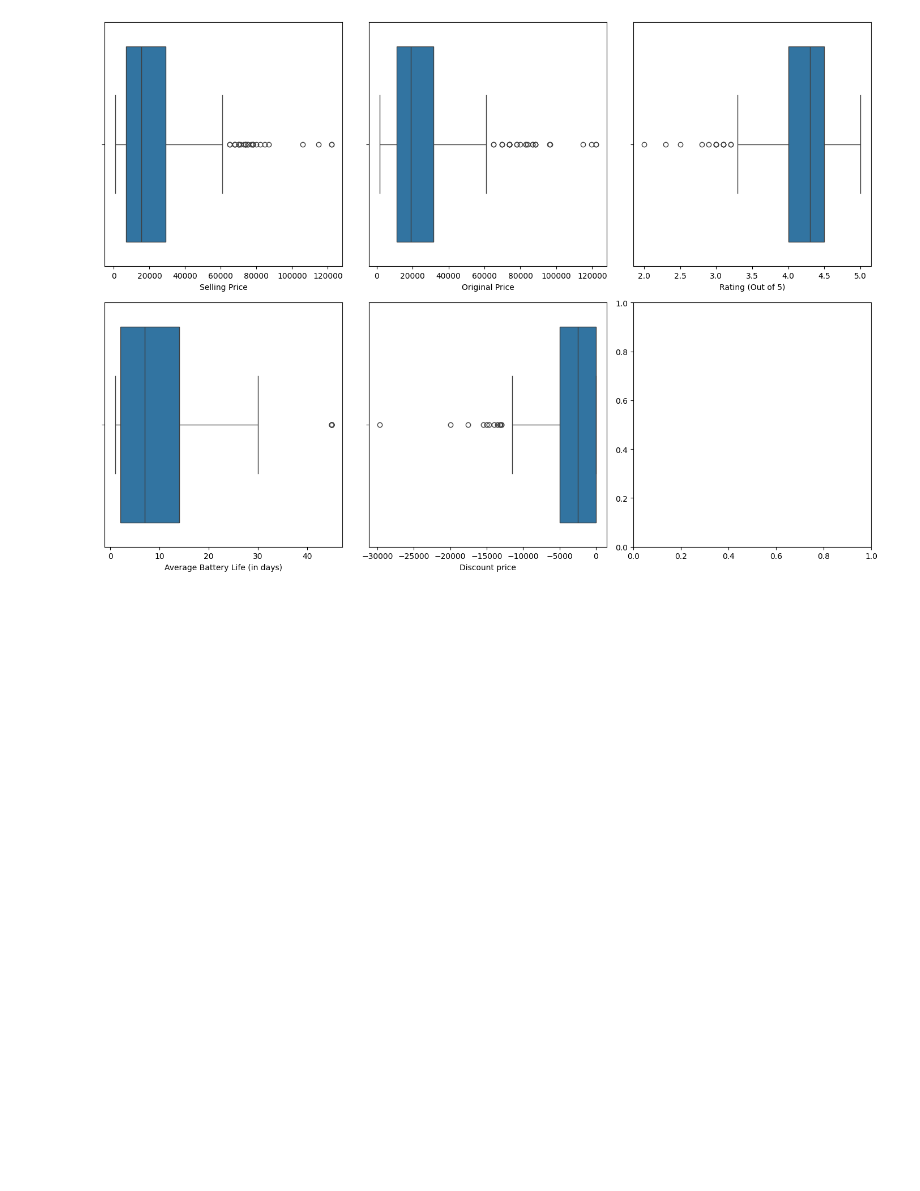
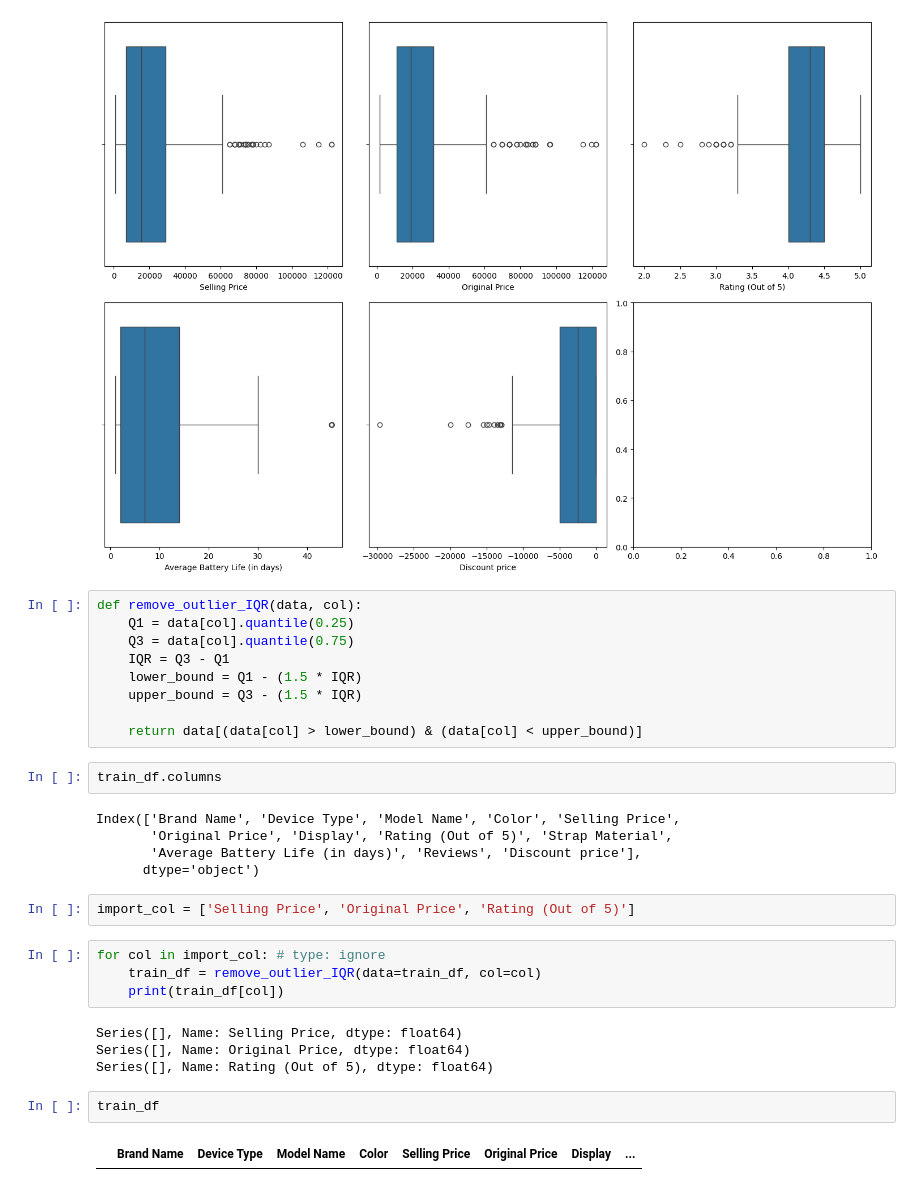
Before and after one commit to sarthakone105/100_days_of_data_science, a Jupyter notebook: fitness_tracker_03.ipynb, the cells around one changed output. Drawn from its saved outputs; the diff is of its cells as text; blank space fills up the shorter version.

```diff
--- a/fitness_tracker_03.ipynb
+++ b/fitness_tracker_03.ipynb
@@ -213,3 +200,33 @@ fig.tight_layout()
 plt.show()
 # %% [output]
 [figure]
+# %%
+def remove_outlier_IQR(data, col):
+    Q1 = data[col].quantile(0.25)
+    Q3 = data[col].quantile(0.75)
+    IQR = Q3 - Q1
+    lower_bound = Q1 - (1.5 * IQR)
+    upper_bound = Q3 - (1.5 * IQR)
+
+    return data[(data[col] > lower_bound) & (data[col] < upper_bound)]
+# %%
+train_df.columns
+# %% [output]
+Index(['Brand Name', 'Device Type', 'Model Name', 'Color', 'Selling Price',
+       'Original Price', 'Display', 'Rating (Out of 5)', 'Strap Material',
+       'Average Battery Life (in days)', 'Reviews', 'Discount price'],
+      dtype='object')
+# %%
+import_col = ['Selling Price', 'Original Price', 'Rating (Out of 5)']
+# %%
+for col in import_col: # type: ignore
+    train_df = remove_outlier_IQR(data=train_df, col=col)
+    print(train_df[col])
+# %% [output]
+Series([], Name: Selling Price, dtype: float64)
+Series([], Name: Original Price, dtype: float64)
+Series([], Name: Rating (Out of 5), dtype: float64)
+# %%
+train_df
+# %% [output]
+|  | Brand Name | Device Type | Model Name | Color | Selling Price | Original Price | Display | ... |
```
Also changed, not shown: parts of 2 cells of this notebook.
